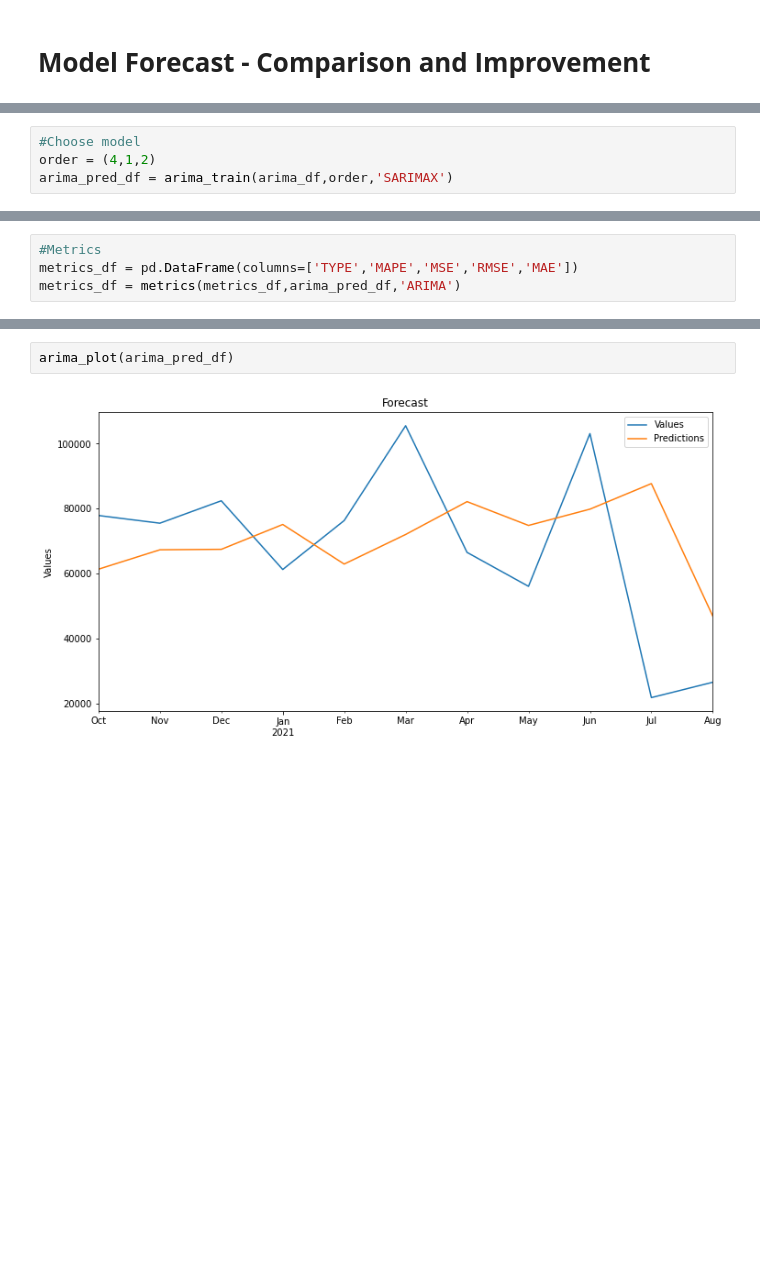
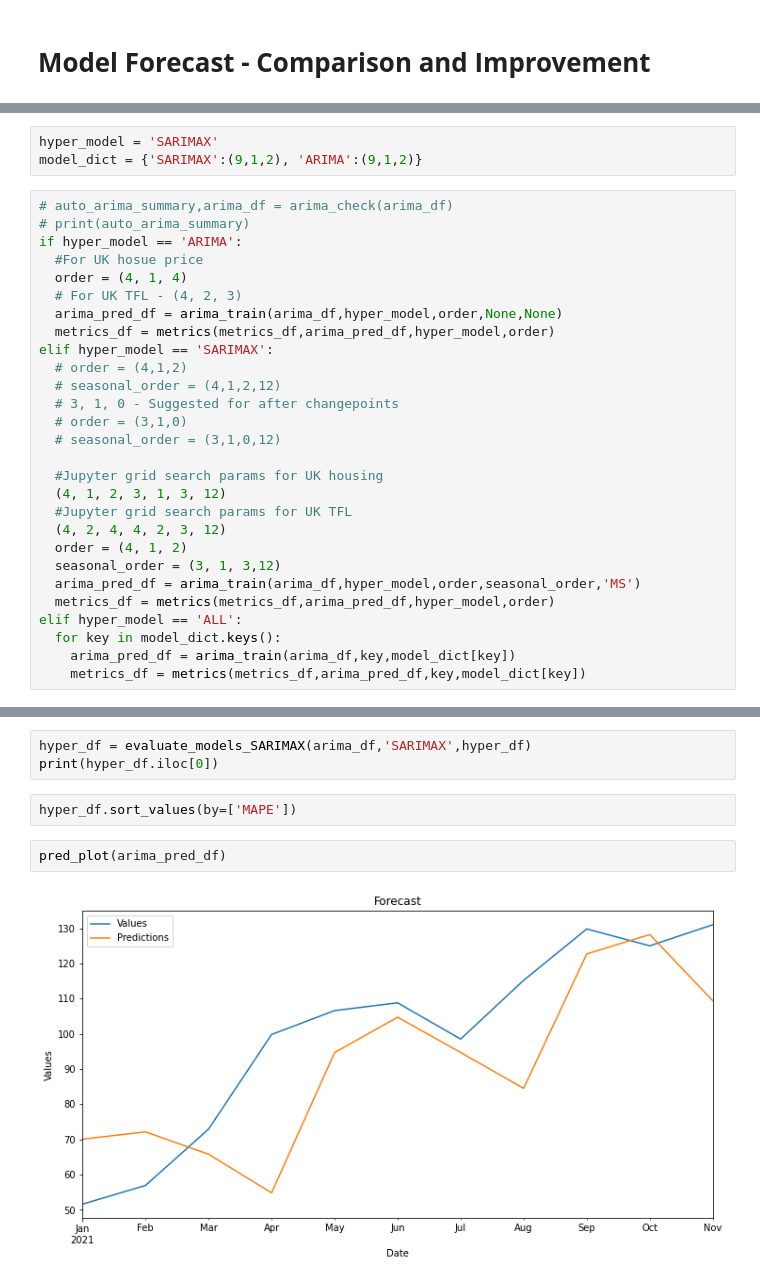
Before and after one commit to GautamKanagaraj/m_tech, a Jupyter notebook: Models/Final_model.ipynb, the cells around one changed output, grey strips where cells are left out. Saved outputs shown, nothing was run; the diff lists cells and outputs as text; blank space fills up the shorter version.

```diff
--- a/Models/Final_model.ipynb
+++ b/Models/Final_model.ipynb
@@ -71,4 +318,0 @@ Warnings:
-# %%
-#Choose model
-order = (4,1,2)
-arima_pred_df = arima_train(arima_df,order,'SARIMAX')
@@ -87,7 +319,34 @@ See the caveats in the documentation: https://pandas.pydata.org/pandas-docs/stab
-# %%
-#Metrics
-metrics_df = pd.DataFrame(columns=['TYPE','MAPE','MSE','RMSE','MAE'])
-metrics_df = metrics(metrics_df,arima_pred_df,'ARIMA')
+# %%
+hyper_model = 'SARIMAX'
+model_dict = {'SARIMAX':(9,1,2), 'ARIMA':(9,1,2)}
+# %%
+# auto_arima_summary,arima_df = arima_check(arima_df)
+# print(auto_arima_summary)
+if hyper_model == 'ARIMA':
+  #For UK hosue price
+  order = (4, 1, 4)
+  # For UK TFL - (4, 2, 3)
+  arima_pred_df = arima_train(arima_df,hyper_model,order,None,None)
+  metrics_df = metrics(metrics_df,arima_pred_df,hyper_model,order)
+elif hyper_model == 'SARIMAX':
+  # order = (4,1,2)
+  # seasonal_order = (4,1,2,12)
+  # 3, 1, 0 - Suggested for after changepoints
+  # order = (3,1,0)
+  # seasonal_order = (3,1,0,12)
+
+  #Jupyter grid search params for UK housing
+  (4, 1, 2, 3, 1, 3, 12)
+  #Jupyter grid search params for UK TFL
+  (4, 2, 4, 4, 2, 3, 12)
+  order = (4, 1, 2)
+  seasonal_order = (3, 1, 3,12)
+  arima_pred_df = arima_train(arima_df,hyper_model,order,seasonal_order,'MS')
+  metrics_df = metrics(metrics_df,arima_pred_df,hyper_model,order)
+elif hyper_model == 'ALL':
+  for key in model_dict.keys():
+    arima_pred_df = arima_train(arima_df,key,model_dict[key])
+    metrics_df = metrics(metrics_df,arima_pred_df,key,model_dict[key])
 # %%
 metrics_df
 # %% [output]
@@ -96,4 +424,9 @@ metrics_df
+# %%
+hyper_df = evaluate_models_SARIMAX(arima_df,'SARIMAX',hyper_df)
+print(hyper_df.iloc[0])
+# %%
+hyper_df.sort_values(by=['MAPE'])
 # %%
-arima_plot(arima_pred_df)
+pred_plot(arima_pred_df)
 # %% [output]
-[figure, old version]
+[figure, new version]
```
Also changed, not shown: parts of 54 cells of this notebook, 11 other files.
